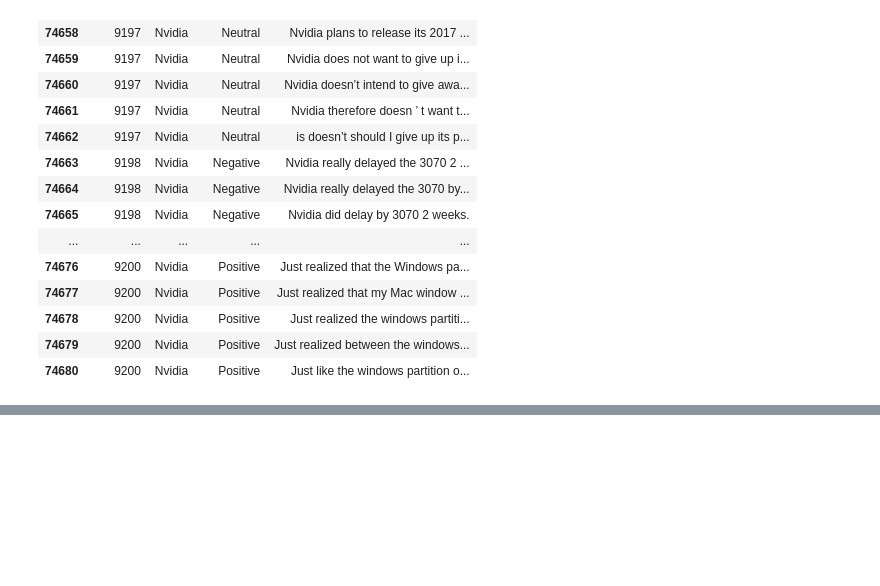
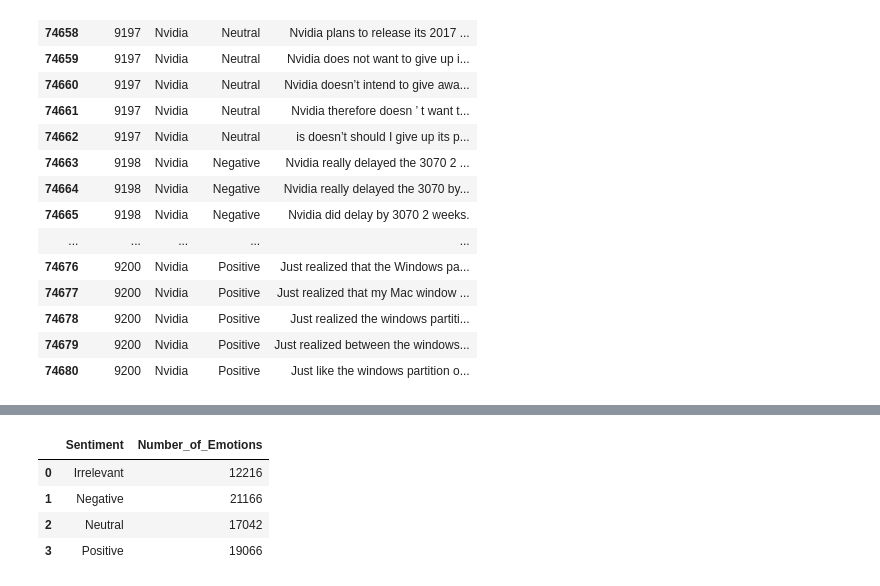
Before and after one commit to MSalmanAliKhan/Data-Science-Projects, a Jupyter notebook: Twitter-Sentiment-Analysis(SQL+Python)/Twitter Sentiment Analysis.ipynb, the cells around one changed output, grey strips where cells are left out. Saved outputs shown, nothing was run; the diff lists cells and outputs as text; code cells hidden in the pictures; blank space fills up the shorter version.

```diff
--- a/Twitter-Sentiment-Analysis(SQL+Python)/Twitter Sentiment Analysis.ipynb
+++ b/Twitter-Sentiment-Analysis(SQL+Python)/Twitter Sentiment Analysis.ipynb
@@ -56,0 +198,21 @@ Tweet_Train.tail(25)
+# %%
+# To group the data by Sentiments using SQL
+# SQL query
+sql_query = """
+SELECT
+    Sentiment,
+    COUNT(*) AS Number_of_Emotions
+FROM
+    Tweet_Train_Clean
+GROUP BY
+    Sentiment
+"""
+
+# Execute the SQL query
+pd.read_sql_query(sql_query, engine)
+# %% [output]
+|  | Sentiment | Number_of_Emotions |
+| 0 | Irrelevant | 12216 |
+| 1 | Negative | 21166 |
+| 2 | Neutral | 17042 |
+| 3 | Positive | 19066 |
```
Also changed, not shown: parts of 20 cells of this notebook, 1 other file.
